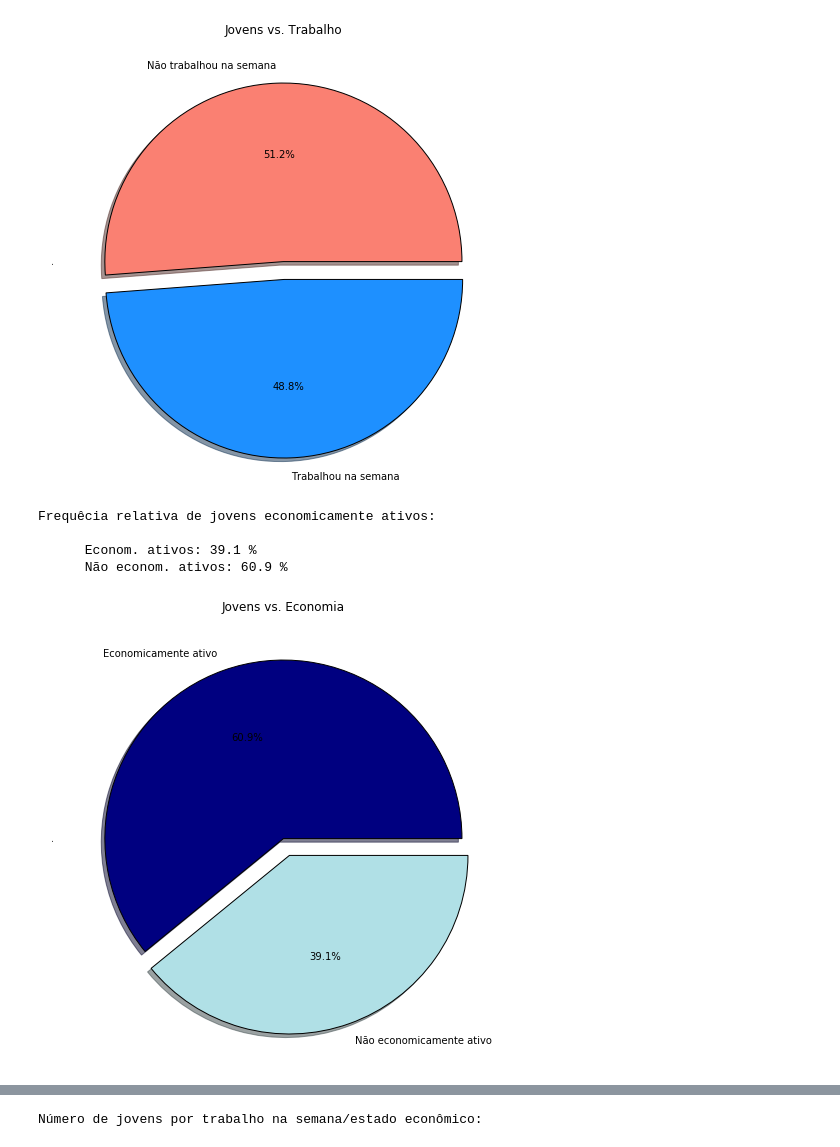
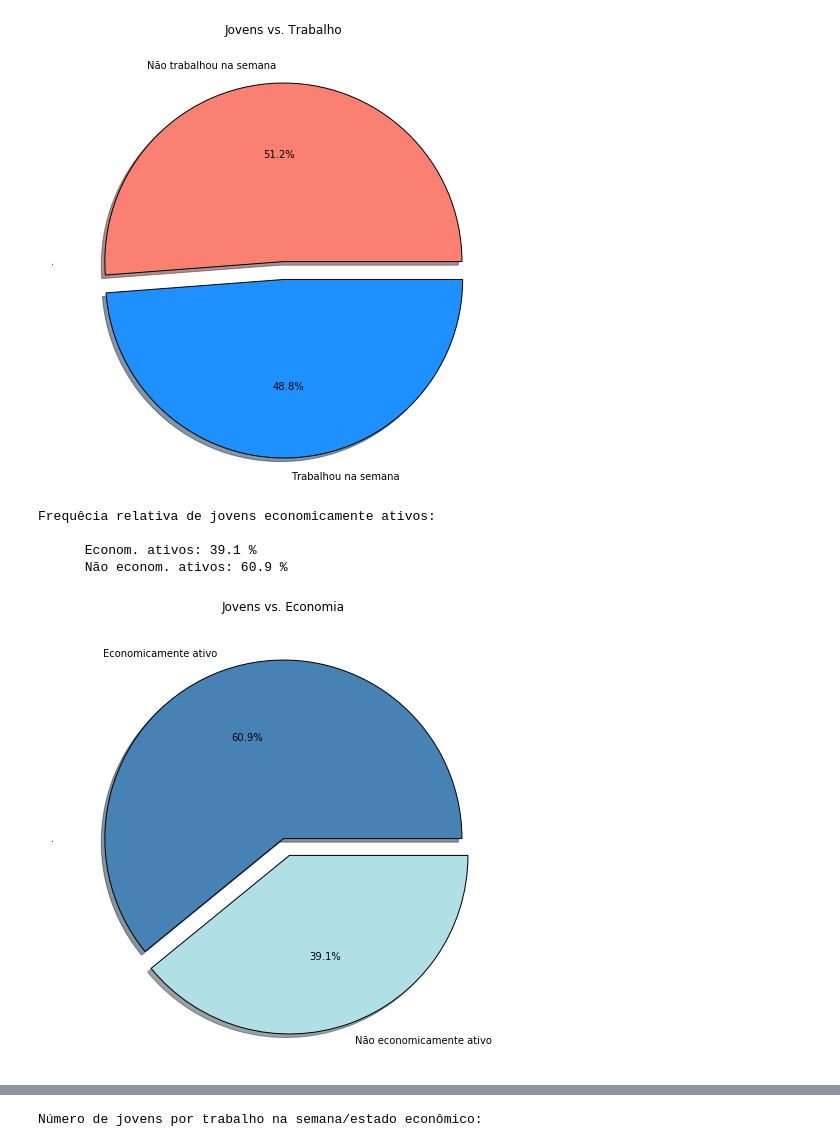
Before and after one commit to claraluques/CD, a Jupyter notebook: Projeto1/Projeto1.ipynb, the cells around one changed output, grey strips where cells are left out. Drawn from its saved outputs; the diff is of its cells as text; code cells hidden in the pictures.

```diff
--- a/Projeto1/Projeto1.ipynb
+++ b/Projeto1/Projeto1.ipynb
@@ -318,20 +322,20 @@ Frequêcia relativa de jovens trabalhando:
 # %%
 '''Jovens e economia'''
 
-c=['navy','powderblue']
+c=['steelblue','powderblue']
 explode = (0,0.1)
 fr_jecativ.plot(kind='pie',colors=c, figsize=(8,8), explode=explode, autopct='%1.1f%%',shadow=True)
 print('Frequêcia relativa de jovens economicamente ativos:')
 print('''
       Econom. ativos: {0} %
       Não econom. ativos: {1} %
       '''.format(fr_jecativ[1], fr_jecativ[0]))
 plt.title('Jovens vs. Economia')
 plt.ylabel('.')
 plt.show()
 # %% [output]
 Frequêcia relativa de jovens economicamente ativos:
 
       Econom. ativos: 39.1 %
       Não econom. ativos: 60.9 %
-[figure, old version]
+[figure, new version]
```
Also changed, not shown: parts of 22 cells of this notebook, 1 other file.
